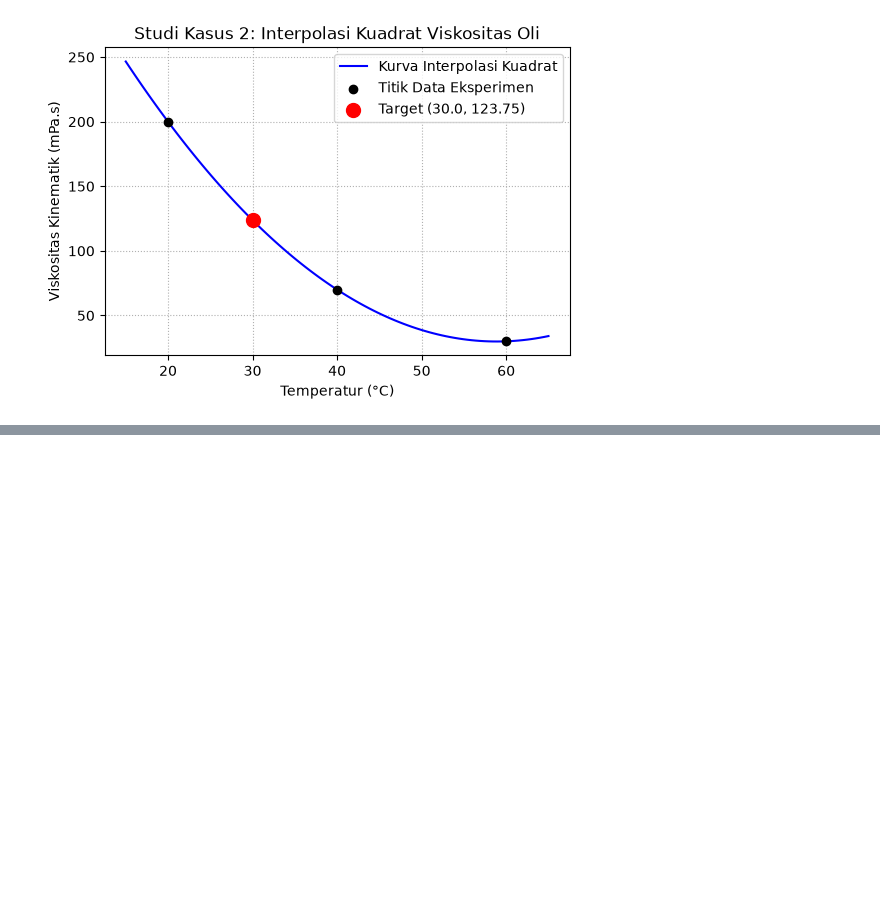
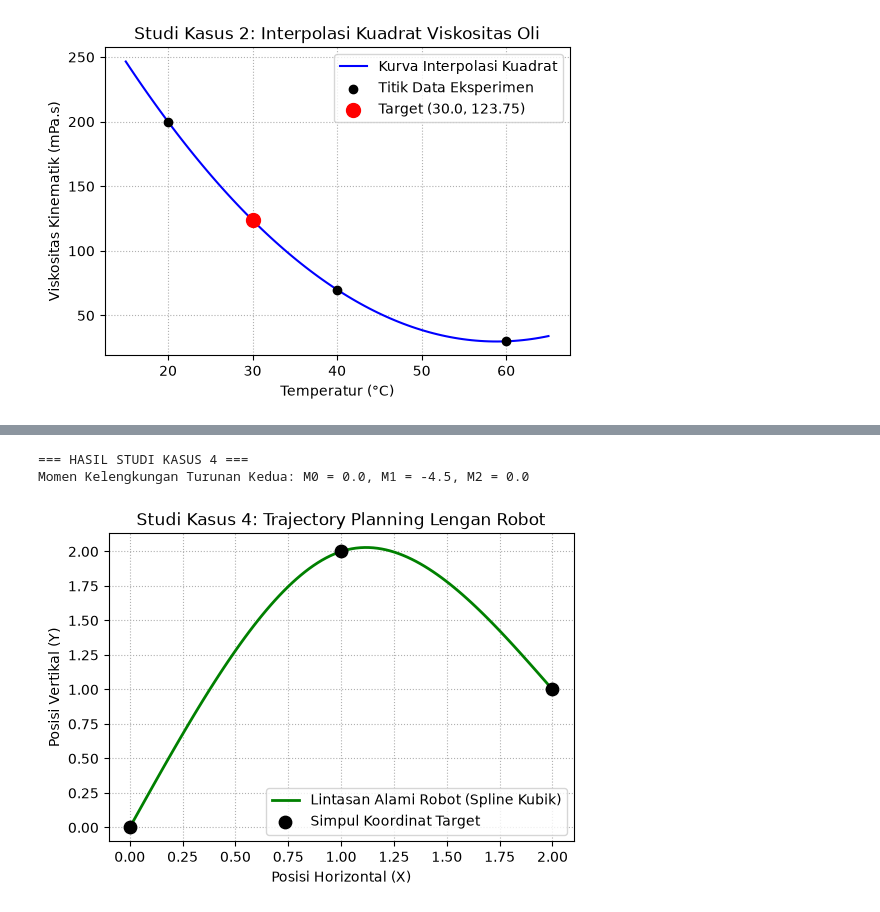
Before and after one commit to shakidc/e-learning-jtm, a Jupyter notebook: materi/numerik/Minggu14.ipynb, the cells around one changed output, grey strips where cells are left out. Cells and saved outputs as stored; diff of their text form; code cells hidden in the pictures; blank space fills up the shorter version.

```diff
--- a/materi/numerik/Minggu14.ipynb
+++ b/materi/numerik/Minggu14.ipynb
@@ -76,0 +120,55 @@ Estimasi Viskositas pada T = 30.0°C adalah = 123.75 mPa.s
+# %%
+#STUDI KASUS 4: INTERPOLASI NATURAL CUBIC SPLINE (Lintasan Lengan Robot)
+# 1. Input Koordinat Geometri Lintasan
+x_robot = np.array([0.0, 1.0, 2.0])
+y_robot = np.array([0.0, 2.0, 1.0])
+
+# Lebar tiap interval (h_i)
+h0 = x_robot[1] - x_robot[0]
+h1 = x_robot[2] - x_robot[1]
+
+# 2. Sesuai hitungan matriks simultan pada slide kuliah:
+# Kondisi batas alami (Natural Boundary Condition): M0 = 0, M2 = 0
+# Persamaan kontinuitas interior menghasilkan: 4*M1 = -18 -> M1 = -4.5
+M0 = 0.0
+M1 = -4.5
+M2 = 0.0
+M = np.array([M0, M1, M2])
+
+print("=== HASIL STUDI KASUS 4 ===")
+print(f"Momen Kelengkungan Turunan Kedua: M0 = {M[0]}, M1 = {M[1]}, M2 = {M[2]}")
+
+# 3. Fungsi evaluasi lokal Spline Kubik per interval untuk penggambaran grafik kontinu
+def evaluasi_spline(x, x_data, y_data, M_data):
+    if x <= x_data[1]: # Interval 1 [0, 1]
+        h = x_data[1] - x_data[0]
+        term1 = (M_data[0] / (6 * h)) * (x_data[1] - x) ** 3
+        term2 = (M_data[1] / (6 * h)) * (x - x_data[0]) ** 3
+        term3 = (y_data[0] / h - (M_data[0] * h) / 6) * (x_data[1] - x)
+        term4 = (y_data[1] / h - (M_data[1] * h) / 6) * (x - x_data[0])
+    else: # Interval 2 [1, 2]
+        h = x_data[2] - x_data[1]
+        term1 = (M_data[1] / (6 * h)) * (x_data[2] - x) ** 3
+        term2 = (M_data[2] / (6 * h)) * (x - x_data[1]) ** 3
+        term3 = (y_data[1] / h - (M_data[1] * h) / 6) * (x_data[2] - x)
+        term4 = (y_data[2] / h - (M_data[2] * h) / 6) * (x - x_data[1])
+    return term1 + term2 + term3 + term4
+
+# Generasi titik visualisasi kurva mulus
+x_kurva4 = np.linspace(0.0, 2.0, 100)
+y_kurva4 = [evaluasi_spline(x, x_robot, y_robot, M) for x in x_kurva4]
+
+# 4. Visualisasi Grafik Lintasan Robot
+plt.figure(figsize=(6, 4))
+plt.plot(x_kurva4, y_kurva4, color='green', linestyle='-', linewidth=2, label='Lintasan Alami Robot (Spline Kubik)')
+plt.scatter(x_robot, y_robot, color='black', s=80, label='Simpul Koordinat Target', zorder=4)
+plt.title('Studi Kasus 4: Trajectory Planning Lengan Robot')
+plt.xlabel('Posisi Horizontal (X)')
+plt.ylabel('Posisi Vertikal (Y)')
+plt.grid(True, linestyle=':')
+plt.legend()
+plt.show()
+# %% [output]
+=== HASIL STUDI KASUS 4 ===
+Momen Kelengkungan Turunan Kedua: M0 = 0.0, M1 = -4.5, M2 = 0.0
+[figure, added]
```
Also changed, not shown: parts of 1 cell of this notebook, 2 other files.
